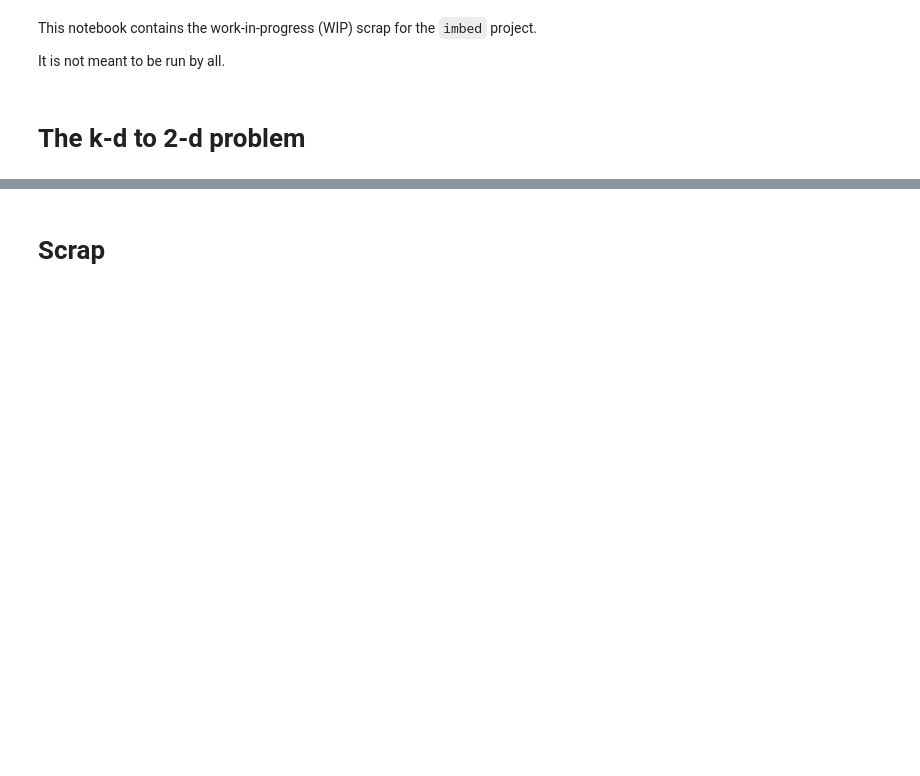
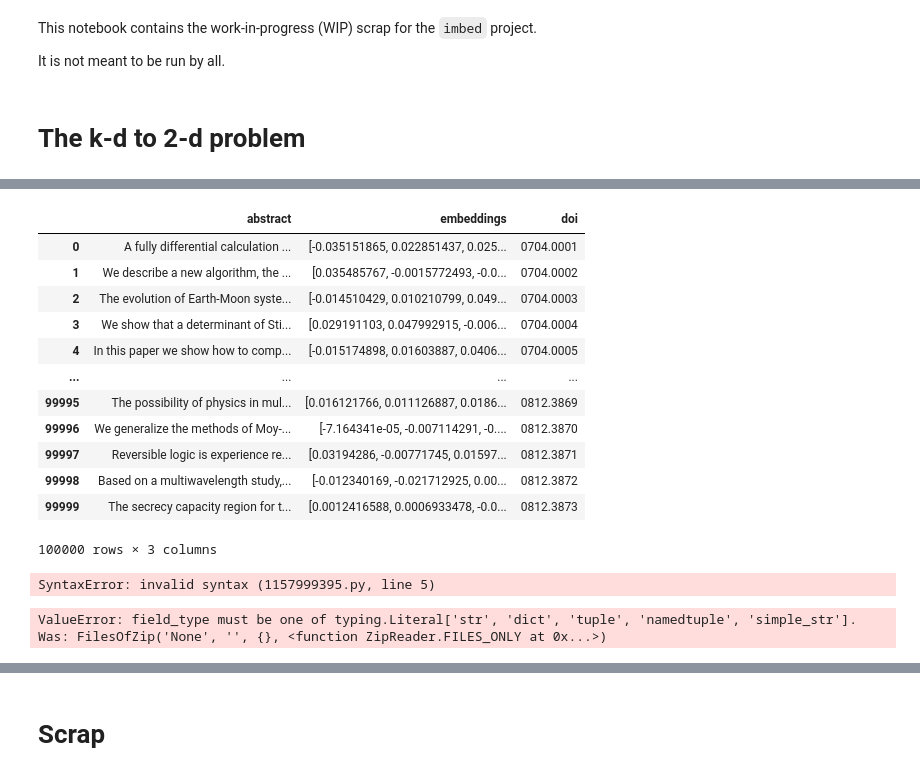
Before and after one commit to thorwhalen/imbed, a Jupyter notebook: misc/imbed_wip.ipynb, the cells around one changed output, grey strips where cells are left out. Drawn from its saved outputs; the diff is of its cells as text; code cells hidden in the pictures; blank space fills up the shorter version.

```diff
--- a/misc/imbed_wip.ipynb
+++ b/misc/imbed_wip.ipynb
@@ -30,0 +228,29 @@ Here, we want to explore the various ways one can transform k-dimensional data i
+# %%
+table[table.columns.values.tolist()]
+# %% [output]
+|  | abstract | embeddings | doi |
+| 0 | A fully differential calculation ... | [-0.035151865, 0.022851437, 0.025... | 0704.0001 |
+| 1 | We describe a new algorithm, the ... | [0.035485767, -0.0015772493, -0.0... | 0704.0002 |
+| 2 | The evolution of Earth-Moon syste... | [-0.014510429, 0.010210799, 0.049... | 0704.0003 |
+| 3 | We show that a determinant of Sti... | [0.029191103, 0.047992915, -0.006... | 0704.0004 |
+| 4 | In this paper we show how to comp... | [-0.015174898, 0.01603887, 0.0406... | 0704.0005 |
+| ... | ... | ... | ... |
+| 99995 | The possibility of physics in mul... | [0.016121766, 0.011126887, 0.0186... | 0812.3869 |
+| 99996 | We generalize the methods of Moy-... | [-7.164341e-05, -0.007114291, -0.... | 0812.3870 |
+| 99997 | Reversible logic is experience re... | [0.03194286, -0.00771745, 0.01597... | 0812.3871 |
+| 99998 | Based on a multiwavelength study,... | [-0.012340169, -0.021712925, 0.00... | 0812.3872 |
+| 99999 | The secrecy capacity region for t... | [0.0012416588, 0.0006933478, -0.0... | 0812.3873 |
+100000 rows × 3 columns
+# %%
+
+def get_arxiv_pdf_link(doi: str) -> str:
+    base_url = "https://arxiv.org/pdf/{doi}"
+    return base_url + doi
+
+
+# Example usage
+doi = '0704.0001'
+pdf_link = get_arxiv_pdf_link(doi)
+print(pdf_link)  # Outputs: https://arxiv.org/pdf/0704.0001
+# %% [output]
+SyntaxError: invalid syntax (1157999395.py, line 5)
@@ -30,0 +260,5 @@ Here, we want to explore the various ways one can transform k-dimensional data i
+# %%
+from dol import FilesOfZip, remove_mac_junk_from_zip, Pipe, KeyTemplate, wrap_kvs
+KeyTemplate('{}.parquet').filt_iter(z)
+# %% [output]
+ValueError: field_type must be one of typing.Literal['str', 'dict', 'tuple', 'namedtuple', 'simple_str']. Was: FilesOfZip('None', '', {}, <function ZipReader.FILES_ONLY at 0x...>)
```
Also changed, not shown: parts of 49 cells of this notebook, 5 other files.
